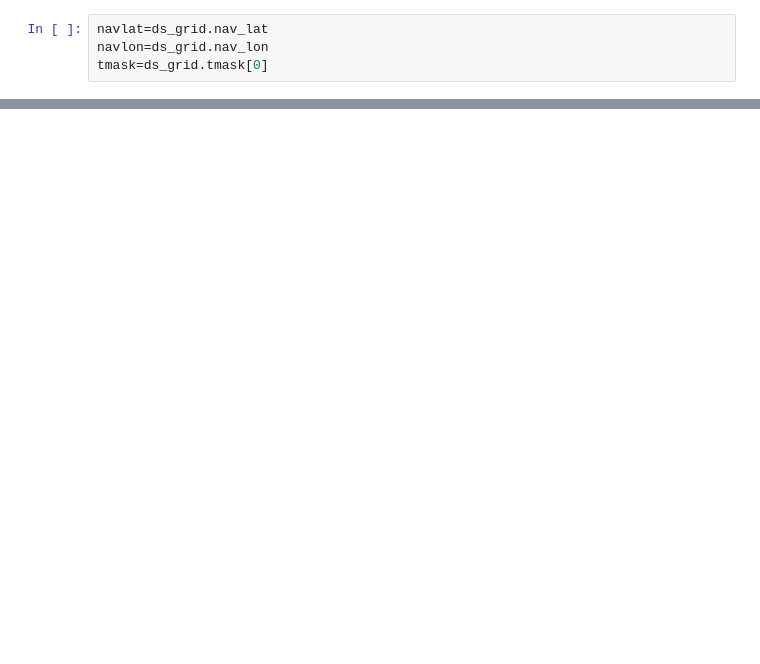
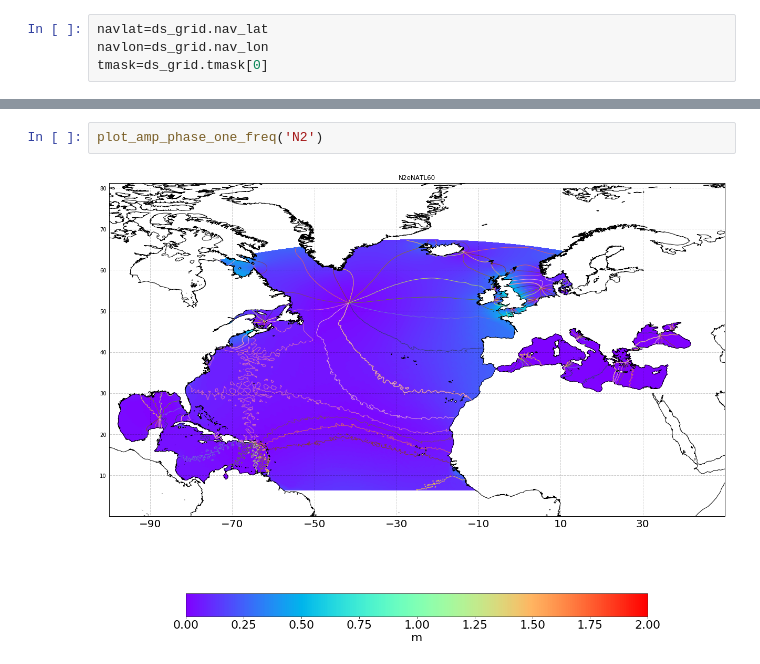
Before and after one commit to AurelieAlbert/eNATL60-plots-paper, a Jupyter notebook: amp-phase-tides-FES/2020-5-29-AA-maps-amp-phase-M2-eNATL60-like pytide.ipynb, the cells around one changed output, grey strips where cells are left out. Saved outputs shown, nothing was run; the diff lists cells and outputs as text; blank space fills up the shorter version.

```diff
--- a/amp-phase-tides-FES/2020-5-29-AA-maps-amp-phase-M2-eNATL60-like pytide.ipynb
+++ b/amp-phase-tides-FES/2020-5-29-AA-maps-amp-phase-M2-eNATL60-like pytide.ipynb
@@ -67,0 +109,4 @@ def plot_amp_phase_one_freq(freq):
+# %%
+plot_amp_phase_one_freq('N2')
+# %% [output]
+[figure, added]
```
Also changed, not shown: parts of 14 cells of this notebook, 6 other files.
